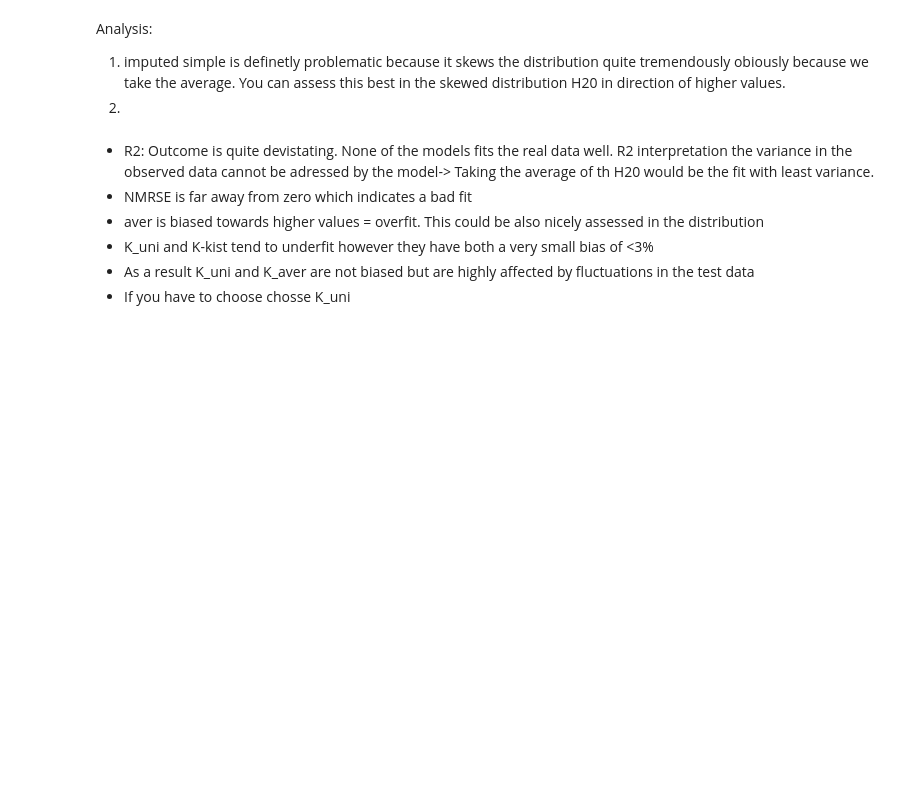
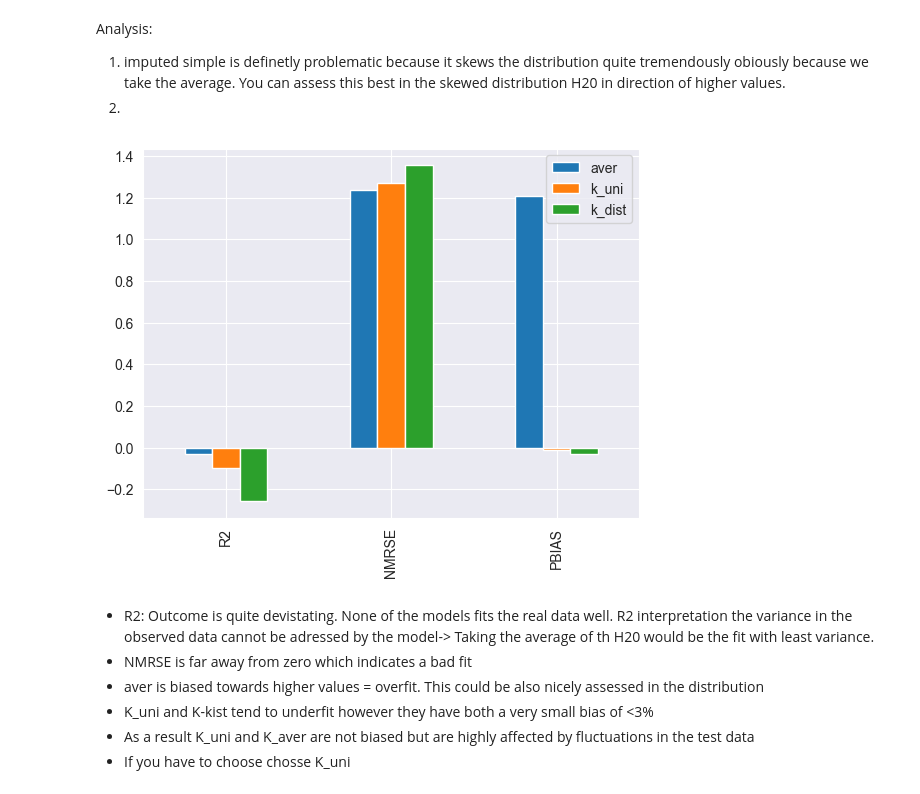
Before and after one commit to florihu/Spat_data_science, a Jupyter notebook: GitHub/Sustanal/Final_Assignment_B_FH/Final_assignment.ipynb, the cells around one changed output. Drawn from its saved outputs; the diff is of its cells as text; code cells hidden in the pictures; blank space fills up the shorter version.

```diff
--- a/GitHub/Sustanal/Final_Assignment_B_FH/Final_assignment.ipynb
+++ b/GitHub/Sustanal/Final_Assignment_B_FH/Final_assignment.ipynb
@@ -174,34 +197,37 @@ def imp_valid(data, n_folds=5):
             if imp_switch == 'aver':
                 imputer = SimpleImputer(strategy='mean')
                 y_imp = imputer.fit_transform(y_test.reshape(-1, 1))
 
             elif imp_switch == 'k_uni':
 
                 knn_imputer_uniform = KNNImputer(n_neighbors=10, weights='uniform')
                 y_imp = knn_imputer_uniform.fit_transform(np.column_stack((X, y_test)))[:,1]
 
             elif imp_switch == 'k_dist':
 
                 knn_imputer_dist = KNNImputer(n_neighbors=10, weights='distance')
 
                 y_imp = knn_imputer_dist.fit_transform(np.column_stack((X, y_test)))[:,1]
 
 
             scores[imp_switch]['R2'].append(r2_score(y[test_index], y_imp[test_index]))
             scores[imp_switch]['NMRSE'].append(np.sqrt(mean_squared_error(y[test_index],
                                                                           y_imp[test_index]))/np.mean(y[test_index]))
             scores[imp_switch]['PBIAS'].append(((y_imp[test_index]-y[test_index]).sum()
                                                     /y[test_index].sum()))
 
         scores[imp_switch]['R2'] = np.mean(np.array(scores[imp_switch]['R2']))
         scores[imp_switch]['NMRSE'] = np.mean(np.array(scores[imp_switch]['NMRSE']))
         scores[imp_switch]['PBIAS'] = np.mean(np.array(scores[imp_switch]['PBIAS']))
 
     return pd.DataFrame.from_dict(scores)
 
 
 
-imp_valid(data)
+imp_valid(data).plot(kind='bar')
+plt.savefig('graphs\Validation.jpeg')
+# %% [output]
+[figure, added]
 # %% [markdown]
 * R2: Outcome is quite devistating. None of the models fits the real data well. R2 interpretation the variance in the observed data cannot be adressed by the model-> Taking the average of th H20 would be the fit with least variance.
 * NMRSE is far away from zero which indicates a bad fit
```
Also changed, not shown: parts of 6 cells of this notebook, 1 other file.
